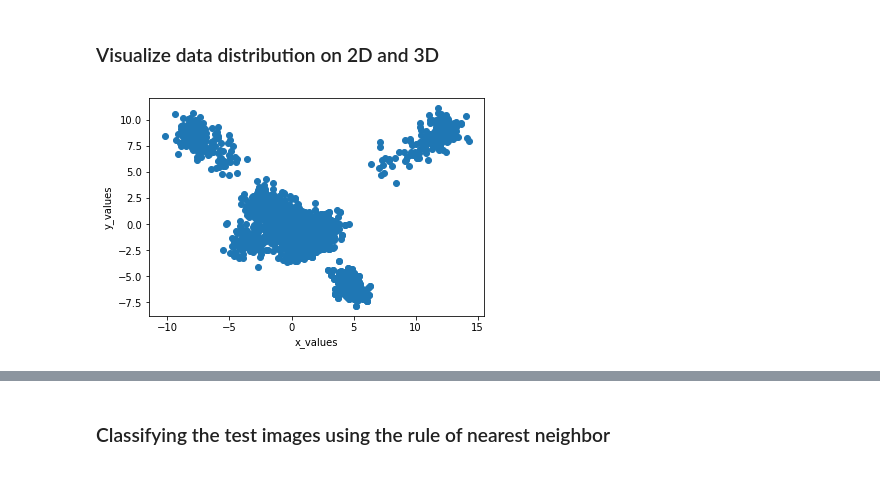
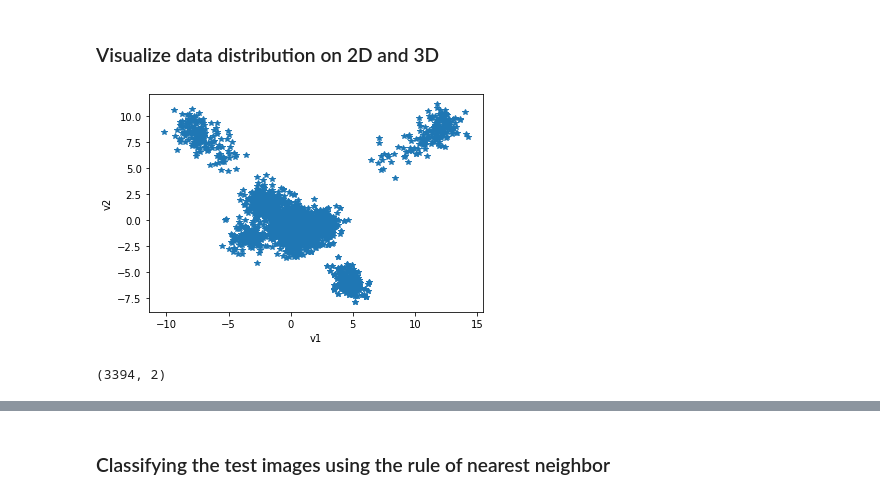
Before and after one commit to hansensen/EE5907Assignments, a Jupyter notebook: Assg2/2_LDA.ipynb, the cells around one changed output, grey strips where cells are left out. Saved outputs shown, nothing was run; the diff lists cells and outputs as text; code cells hidden in the pictures.

```diff
--- a/Assg2/2_LDA.ipynb
+++ b/Assg2/2_LDA.ipynb
@@ -178,11 +178,15 @@ eig_vals, eig_vecs = np.linalg.eig(np.linalg.inv(S_W).dot(S_B))
 # %%
 dimension = 2
 W = get_components(eig_vals, eig_vecs, n_comp=dimension)
 
 X_lda = X.dot(W).real
-plt.plot(X_lda[:,0], X_lda[:,1], 'o')
-plt.xlabel('x_values')
-plt.ylabel('y_values')
+plt.plot(X_lda[:,0], X_lda[:,1],"*")
+plt.xlabel('v1')
+plt.ylabel('v2')
 plt.show()
 # %% [output]
-[figure, old version]
+[figure, new version]
+# %%
+X_lda.shape
+# %% [output]
+(3394, 2)
```
Also changed, not shown: parts of 9 cells of this notebook, 4 other files.
